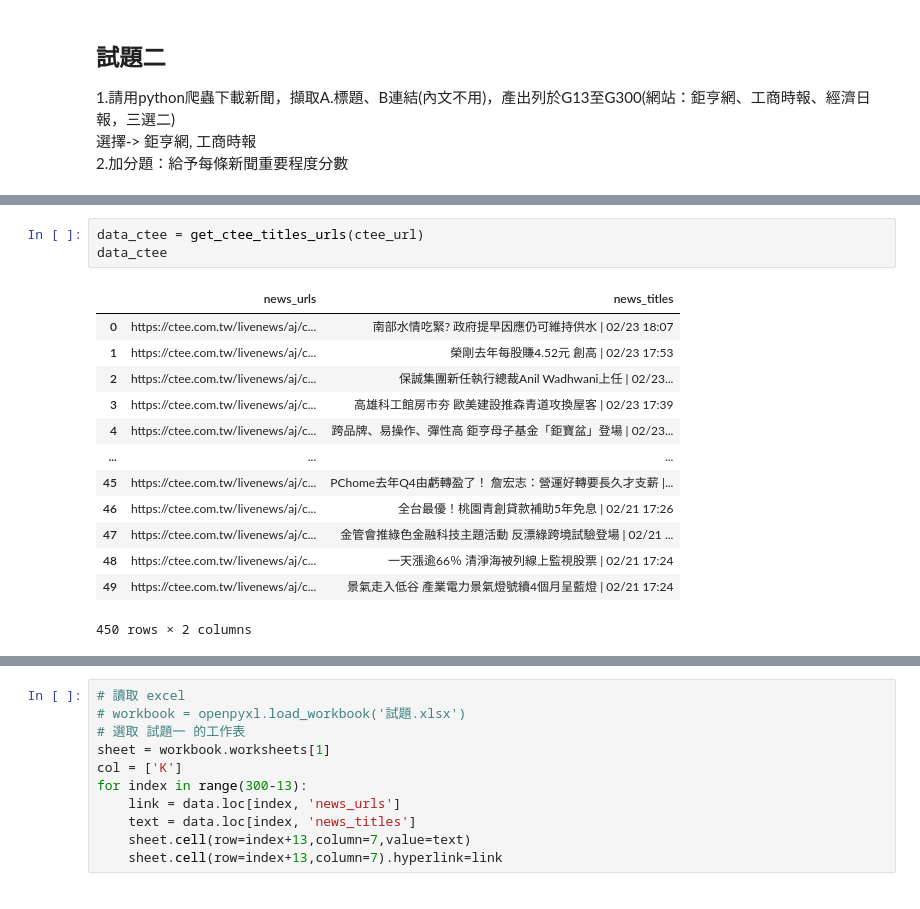
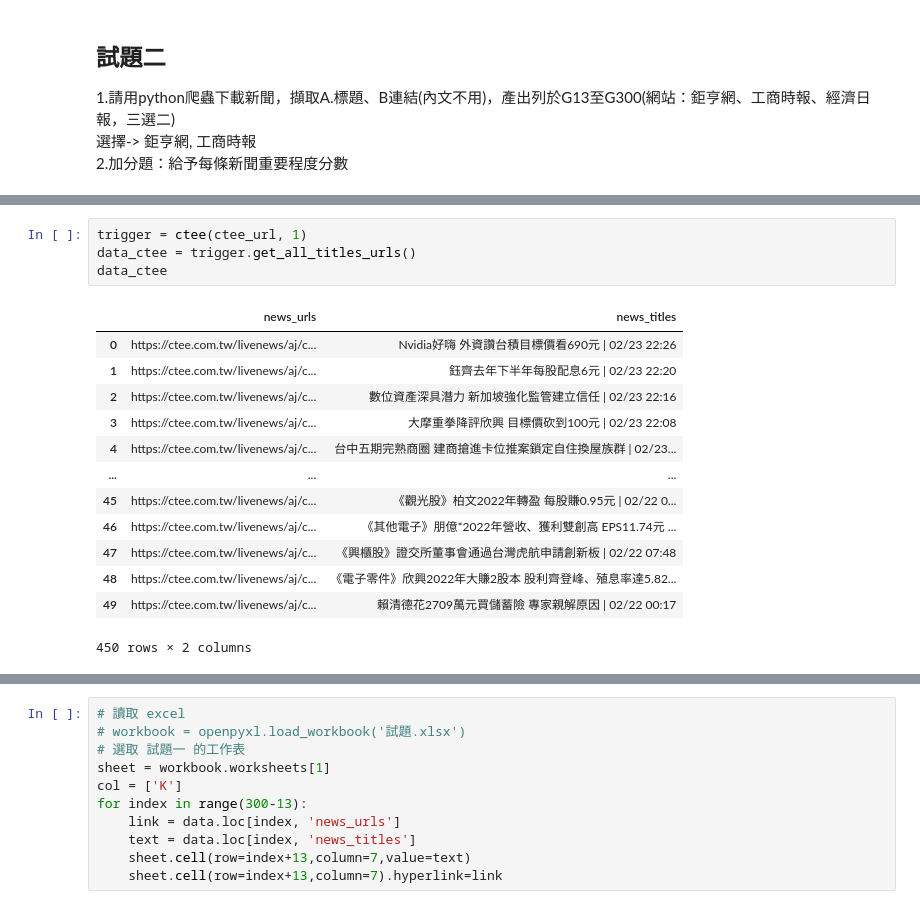
Before and after one commit to LEOHuang5555/News_Web_Crawl, a Jupyter notebook: Integration.ipynb, the cells around one changed output, grey strips where cells are left out. Saved outputs shown, nothing was run; the diff lists cells and outputs as text.

```diff
--- a/Integration.ipynb
+++ b/Integration.ipynb
@@ -99,20 +114,21 @@ TypeError: 'NoneType' object is not callable
-# %%
-data_ctee = get_ctee_titles_urls(ctee_url)
-data_ctee
-# %% [output]
-|  | news_urls | news_titles |
-| 0 | https://ctee.com.tw/livenews/aj/c... | 南部水情吃緊? 政府提早因應仍可維持供水 | 02/23 18:07 |
-| 1 | https://ctee.com.tw/livenews/aj/c... | 榮剛去年每股賺4.52元 創高 | 02/23 17:53 |
-| 2 | https://ctee.com.tw/livenews/aj/c... | 保誠集團新任執行總裁Anil Wadhwani上任 | 02/23... |
-| 3 | https://ctee.com.tw/livenews/aj/c... | 高雄科工館房市夯 歐美建設推森青道攻換屋客 | 02/23 17:39 |
-| 4 | https://ctee.com.tw/livenews/aj/c... | 跨品牌、易操作、彈性高 鉅亨母子基金「鉅寶盆」登場 | 02/23... |
-| ... | ... | ... |
-| 45 | https://ctee.com.tw/livenews/aj/c... | PChome去年Q4由虧轉盈了！ 詹宏志：營運好轉要長久才支薪 |... |
-| 46 | https://ctee.com.tw/livenews/aj/c... | 全台最優！桃園青創貸款補助5年免息 | 02/21 17:26 |
-| 47 | https://ctee.com.tw/livenews/aj/c... | 金管會推綠色金融科技主題活動 反漂綠跨境試驗登場 | 02/21 ... |
-| 48 | https://ctee.com.tw/livenews/aj/c... | 一天漲逾66％ 清淨海被列線上監視股票 | 02/21 17:24 |
-| 49 | https://ctee.com.tw/livenews/aj/c... | 景氣走入低谷 產業電力景氣燈號續4個月呈藍燈 | 02/21 17:24 |
-450 rows × 2 columns
+# %%
+trigger = ctee(ctee_url, 1)
+data_ctee = trigger.get_all_titles_urls()
+data_ctee
+# %% [output]
+|  | news_urls | news_titles |
+| 0 | https://ctee.com.tw/livenews/aj/c... | Nvidia好嗨 外資讚台積目標價看690元 | 02/23 22:26 |
+| 1 | https://ctee.com.tw/livenews/aj/c... | 鈺齊去年下半年每股配息6元 | 02/23 22:20 |
+| 2 | https://ctee.com.tw/livenews/aj/c... | 數位資產深具潛力 新加坡強化監管建立信任 | 02/23 22:16 |
+| 3 | https://ctee.com.tw/livenews/aj/c... | 大摩重拳降評欣興 目標價砍到100元 | 02/23 22:08 |
+| 4 | https://ctee.com.tw/livenews/aj/c... | 台中五期完熟商圈 建商搶進卡位推案鎖定自住換屋族群 | 02/23... |
+| ... | ... | ... |
+| 45 | https://ctee.com.tw/livenews/aj/c... | 《觀光股》柏文2022年轉盈 每股賺0.95元 | 02/22 0... |
+| 46 | https://ctee.com.tw/livenews/aj/c... | 《其他電子》朋億*2022年營收、獲利雙創高 EPS11.74元 ... |
+| 47 | https://ctee.com.tw/livenews/aj/c... | 《興櫃股》證交所董事會通過台灣虎航申請創新板 | 02/22 07:48 |
+| 48 | https://ctee.com.tw/livenews/aj/c... | 《電子零件》欣興2022年大賺2股本 股利齊登峰、殖息率達5.82... |
+| 49 | https://ctee.com.tw/livenews/aj/c... | 賴清德花2709萬元買儲蓄險 專家親解原因 | 02/22 00:17 |
+450 rows × 2 columns
 # %%
 data = pd.concat([data_anue, data_ctee]).reset_index(drop=True)
 data
```
Also changed, not shown: parts of 9 cells of this notebook, 5 other files.
